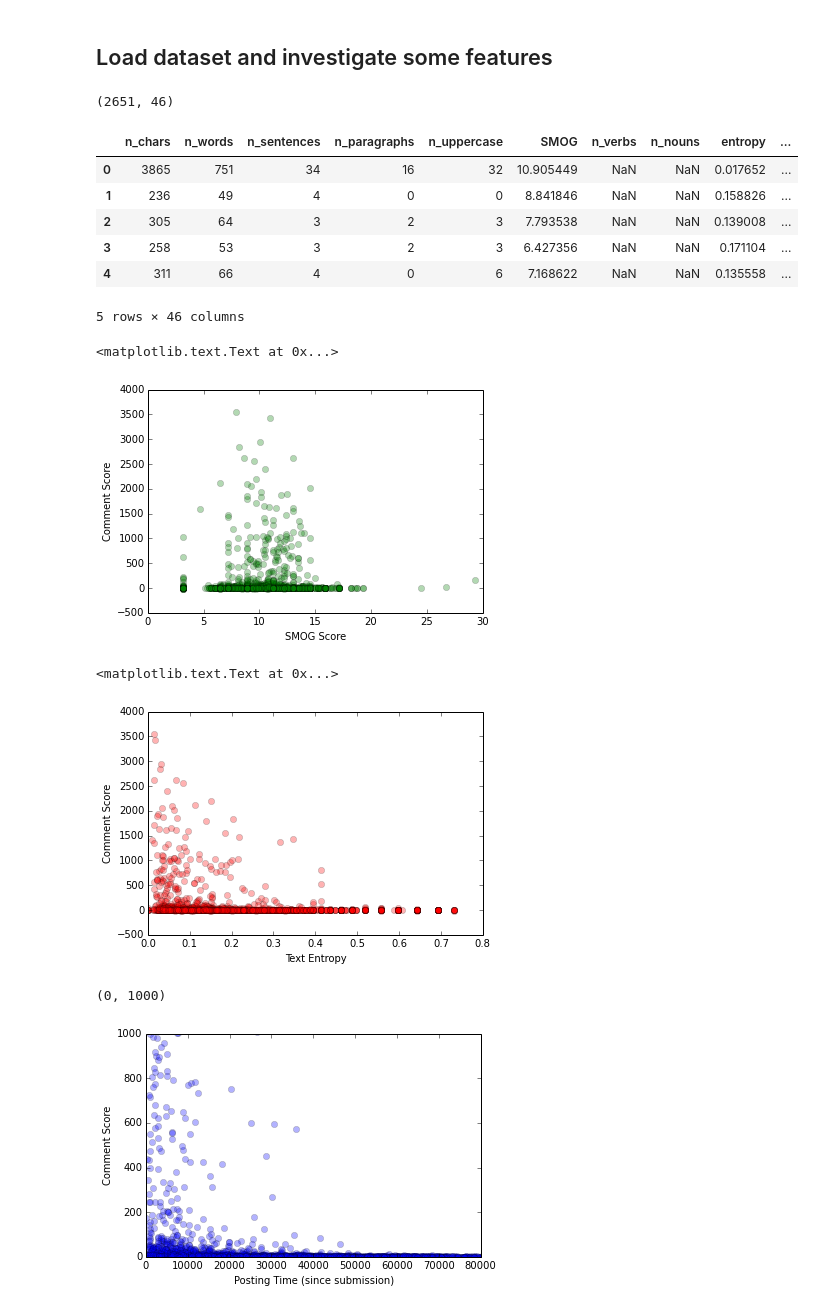
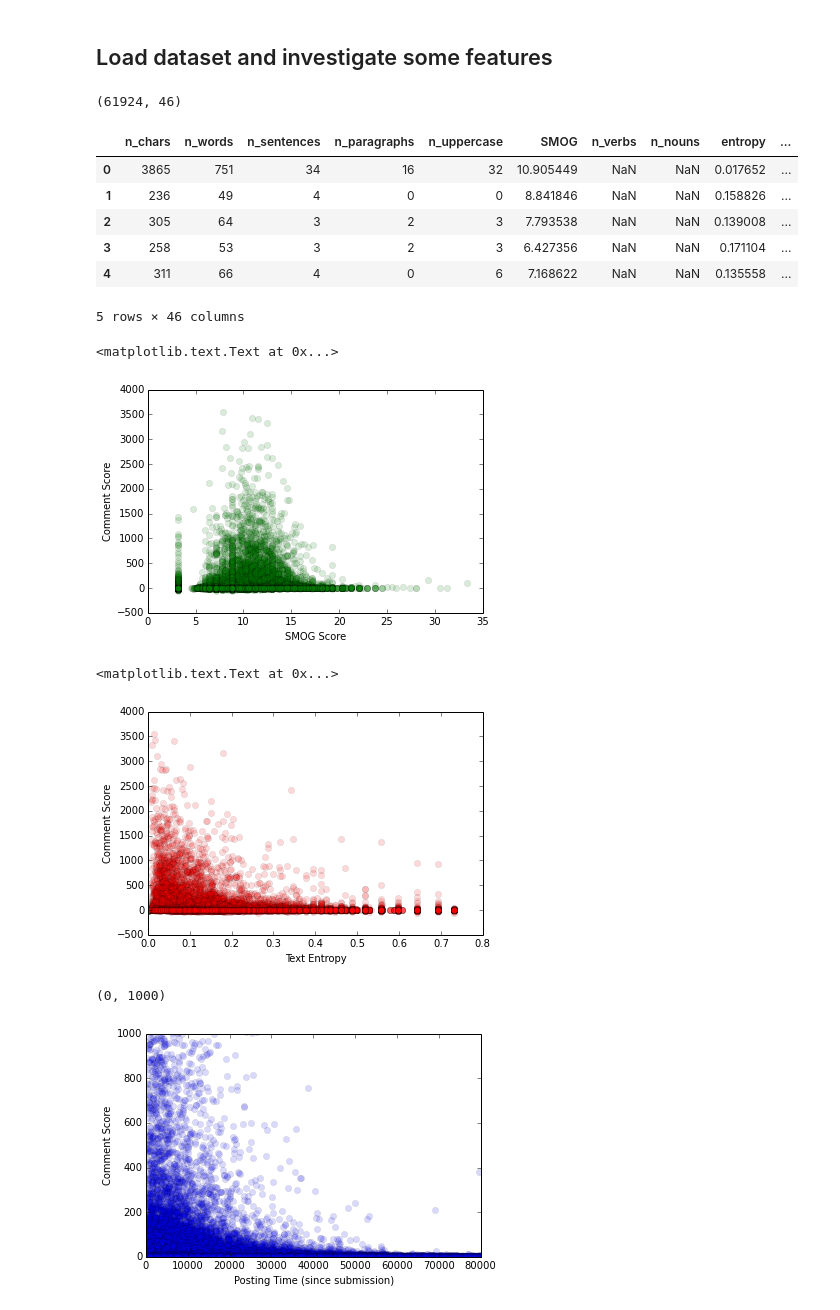
Before and after one commit to nlu-comment-ranker/code, a Jupyter notebook: Extractor Demo.ipynb, the cells around one changed output. Cells and saved outputs as stored; diff of their text form; code cells hidden in the pictures.

```diff
--- a/Extractor Demo.ipynb
+++ b/Extractor Demo.ipynb
@@ -29,11 +8,11 @@ Wall time:      37.73 s.
 ## Load dataset and investigate some features
 # %%
 import pandas as pd
-data = pd.read_hdf("test.h5", "data")
+data = pd.read_hdf("../data/data-FULL-basic-june2.h5", "data")
 print data.shape
 data.head()
 # %% [output]
-(2651, 46)
+(61924, 46)
 |  | n_chars | n_words | n_sentences | n_paragraphs | n_uppercase | SMOG | n_verbs | n_nouns | entropy | ... |
 | 0 | 3865 | 751 | 34 | 16 | 32 | 10.905449 | NaN | NaN | 0.017652 | ... |
 | 1 | 236 | 49 | 4 | 0 | 0 | 8.841846 | NaN | NaN | 0.158826 | ... |
@@ -48,26 +27,26 @@ enable_notebook()
 # %%
-plot(data.SMOG, data.score, 'go', alpha=0.3)
+plot(data.SMOG, data.score, 'go', alpha=0.15)
 xlabel("SMOG Score")
 ylabel("Comment Score")
 # %% [output]
 <matplotlib.text.Text at 0x...>
-[figure, old version]
+[figure, new version]
 # %%
-plot(data.entropy, data.score, 'ro', alpha=0.3)
+plot(data.entropy, data.score, 'ro', alpha=0.15)
 xlabel("Text Entropy")
 ylabel("Comment Score")
 # %% [output]
 <matplotlib.text.Text at 0x...>
-[figure, old version]
+[figure, new version]
 # %%
-plot(data.timedelta, data.score, 'bo', alpha=0.3)
+plot(data.timedelta, data.score, 'bo', alpha=0.15)
 xlabel("Posting Time (since submission)")
 ylabel("Comment Score")
 xlim(0, 80000)
 ylim(0, 1000)
 # %% [output]
 (0, 1000)
-[figure, old version]
+[figure, new version]
 # %%
 plot(data.position_rank, data.score_rank, 'bo', alpha=0.15)
 xlabel("Posting Rank (lower = earlier)")
```
Also changed, not shown: parts of 5 cells of this notebook, 2 other files.
